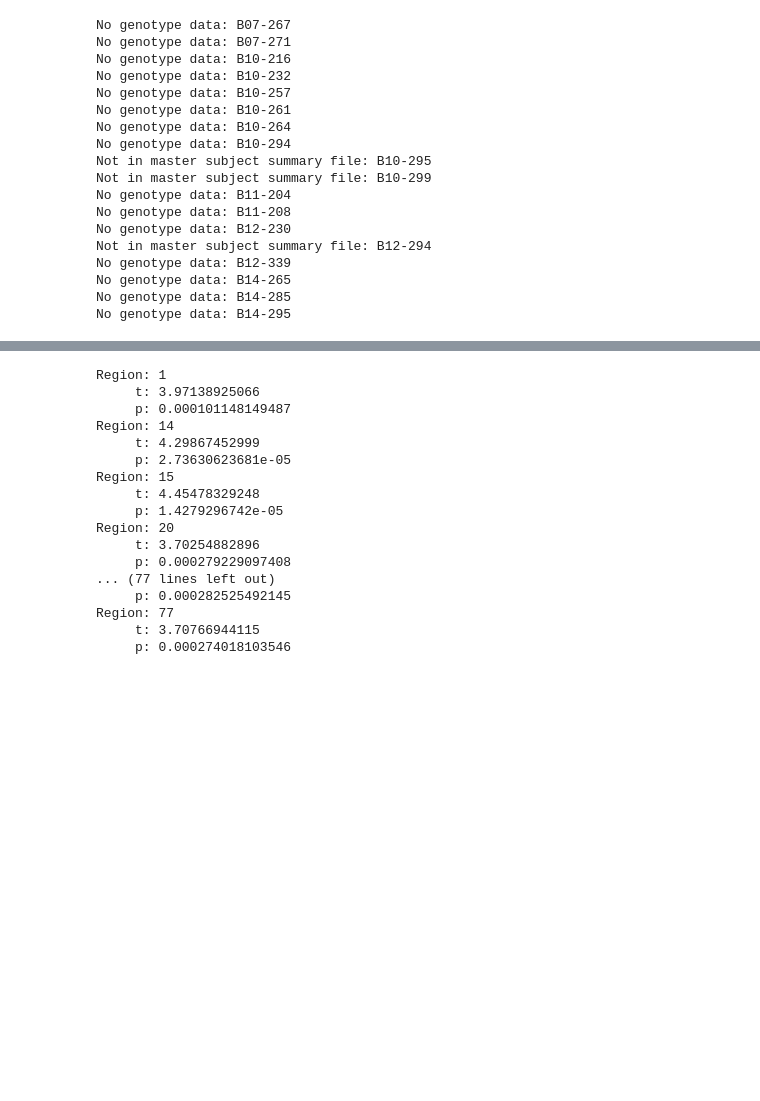
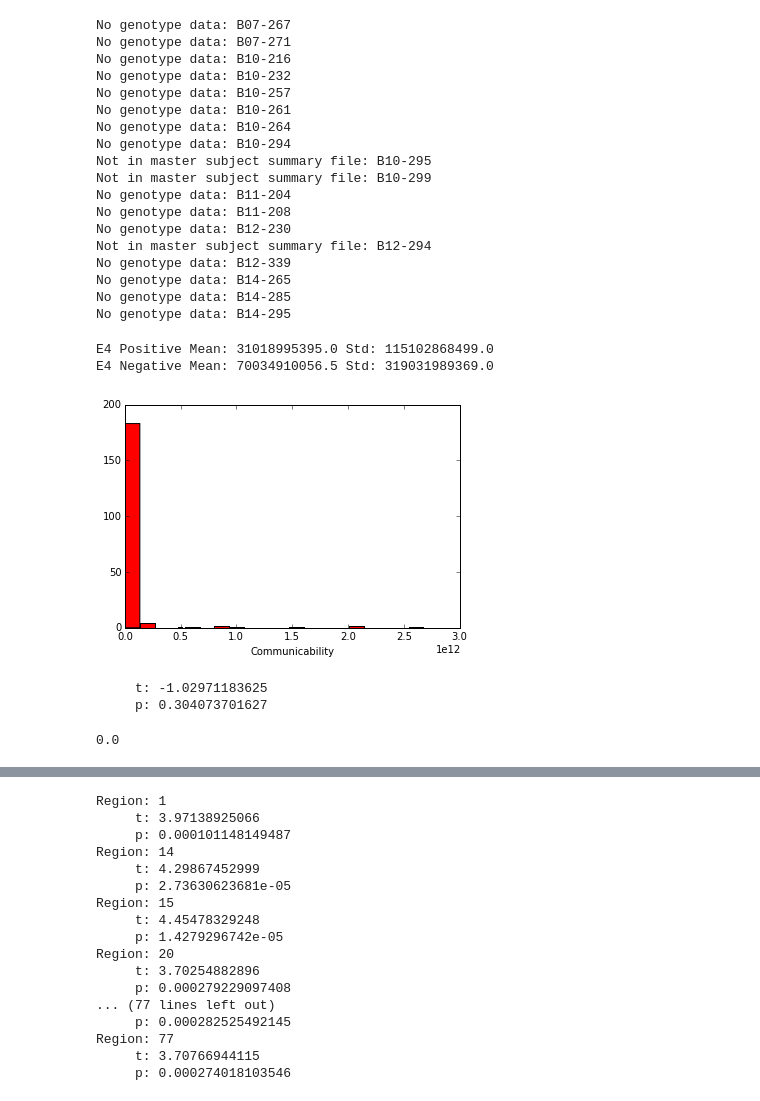
Before and after one commit to dinodigma/research, a Jupyter notebook: surf/subgrouplevel_analysis.ipynb, the cells around one changed output, grey strips where cells are left out. Saved outputs shown, nothing was run; the diff lists cells and outputs as text; code cells hidden in the pictures; blank space fills up the shorter version.

```diff
--- a/surf/subgrouplevel_analysis.ipynb
+++ b/surf/subgrouplevel_analysis.ipynb
@@ -102,3 +110,6 @@ def is_geno_pos(ss):
             return
         else:
             return num_copies > 0.0
+# %%
+ss = 'B05-202_2009-06-09'
+print is_geno_pos(ss)
@@ -318,3 +348,48 @@ pos_pib_vals = np.array(pos_pib_vals)
 
 neg_pib_vals = pd.DataFrame(np.array(pib_neg_mat, dtype = float))
 neg_pib_vals = np.array(neg_pib_vals)
+# %%
+for p in mat_paths[50:]:
+    sub += 1
+    ss = get_subsess(p)
+    print ss
+    try:
+        mat = np.load(p)
+        thr_func_mat, c = util.threshold_adjacency_matrix(mat, cost = 0.20)
+
+        # Generate Graphs and Compute Metrics
+        g = nx.Graph(thr_func_mat)
+
+        if type(is_geno_pos(ss)) == str:
+                print "No geno data"
+                continue
+        elif is_geno_pos(ss):
+            comm = 0.0
+            c = nx.communicability(g)
+            for reg in c:
+                comm += sum(c[reg].values())
+            pos_comm.append(comm / 2.0)
+# %%
+plt.hist(pos_comm, color = 'b', bins = 20)
+plt.hist(neg_comm, color = 'r', bins = 20)
+plt.xlabel("Communicability")
+print "E4 Positive Mean: " + str(np.mean(pos_comm)) + " Std: " + str(np.std(pos_comm))
+print "E4 Negative Mean: " + str(np.mean(neg_comm)) + " Std: " + str(np.std(neg_comm))
+
+# plt.xlim(0, 2e11)
+# plt.ylim(0, 200)
+# %% [output]
+E4 Positive Mean: 31018995395.0 Std: 115102868499.0
+E4 Negative Mean: 70034910056.5 Std: 319031989369.0
+[figure, added]
+# %%
+t, p = stats.ttest_ind(pos_comm, neg_comm)
+print "     t: " + str(t)
+print "     p: " + str(p)
+# %% [output]
+     t: -1.02971183625
+     p: 0.304073701627
+# %%
+l[0]
+# %% [output]
+0.0
```
Also changed, not shown: parts of 16 cells of this notebook, 2 other files.
